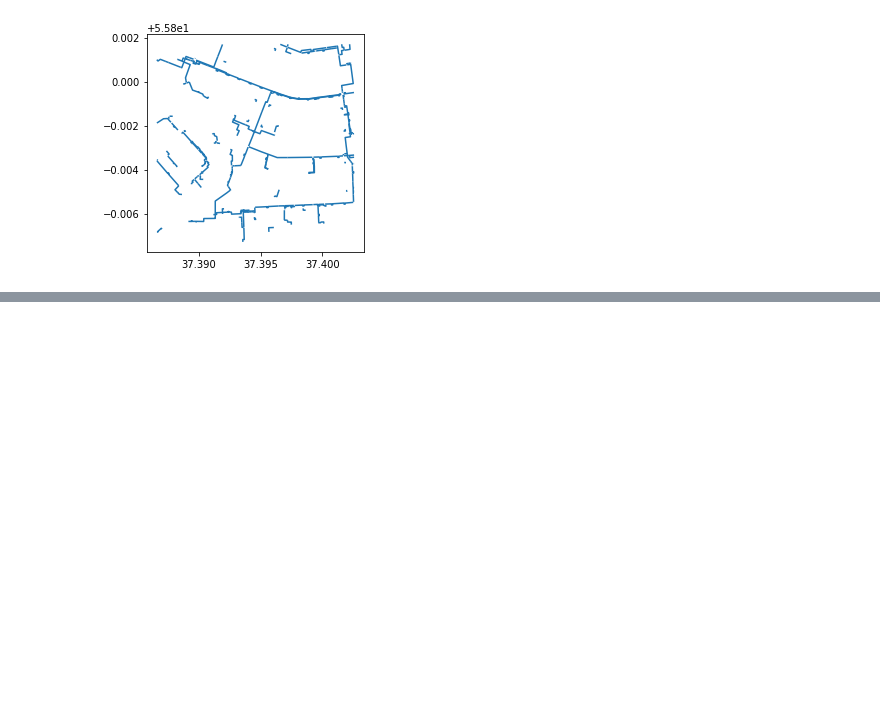
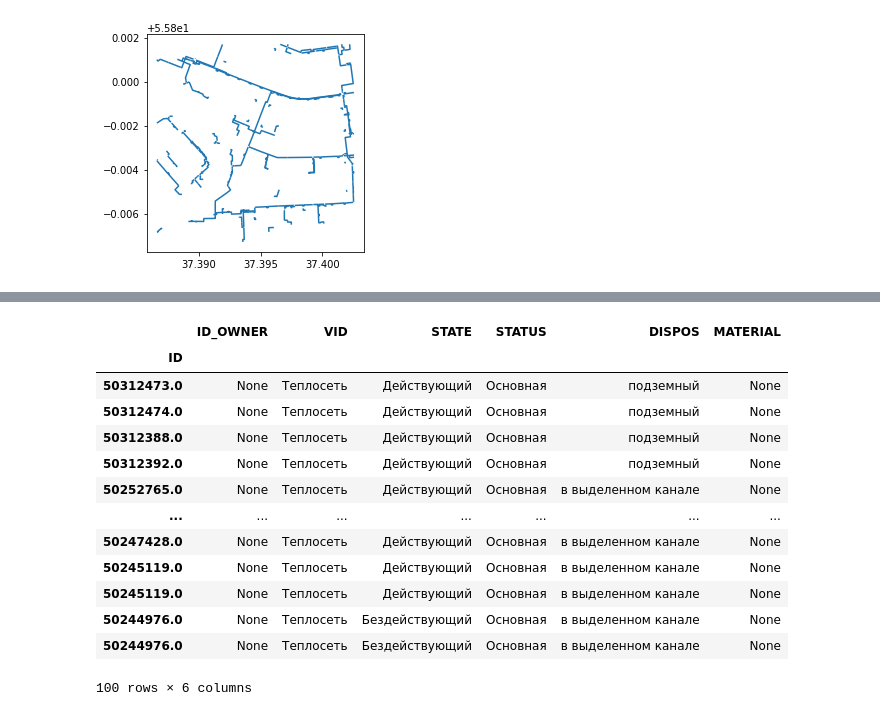
Before and after one commit to Sladge17/gpkg2obj, a Jupyter notebook: pynbook.ipynb, the cells around one changed output, grey strips where cells are left out. Drawn from its saved outputs; the diff is of its cells as text; code cells hidden in the pictures; blank space fills up the shorter version.

```diff
--- a/pynbook.ipynb
+++ b/pynbook.ipynb
@@ -55,0 +50,17 @@ Index(['ID_OWNER', 'STATE', 'STATUS', 'DISPOS', 'MATERIAL', 'SECT_TYPE',
+# %%
+data1.head(count)
+# %% [output]
+|  | ID_OWNER | VID | STATE | STATUS | DISPOS | MATERIAL |
+| ID |  |  |  |  |  |  |
+| 50312473.0 | None | Теплосеть | Действующий | Основная | подземный | None |
+| 50312474.0 | None | Теплосеть | Действующий | Основная | подземный | None |
+| 50312388.0 | None | Теплосеть | Действующий | Основная | подземный | None |
+| 50312392.0 | None | Теплосеть | Действующий | Основная | подземный | None |
+| 50252765.0 | None | Теплосеть | Действующий | Основная | в выделенном канале | None |
+| ... | ... | ... | ... | ... | ... | ... |
+| 50247428.0 | None | Теплосеть | Действующий | Основная | в выделенном канале | None |
+| 50245119.0 | None | Теплосеть | Действующий | Основная | в выделенном канале | None |
+| 50245119.0 | None | Теплосеть | Действующий | Основная | в выделенном канале | None |
+| 50244976.0 | None | Теплосеть | Бездействующий | Основная | в выделенном канале | None |
+| 50244976.0 | None | Теплосеть | Бездействующий | Основная | в выделенном канале | None |
+100 rows × 6 columns
```
Also changed, not shown: parts of 13 cells of this notebook.
